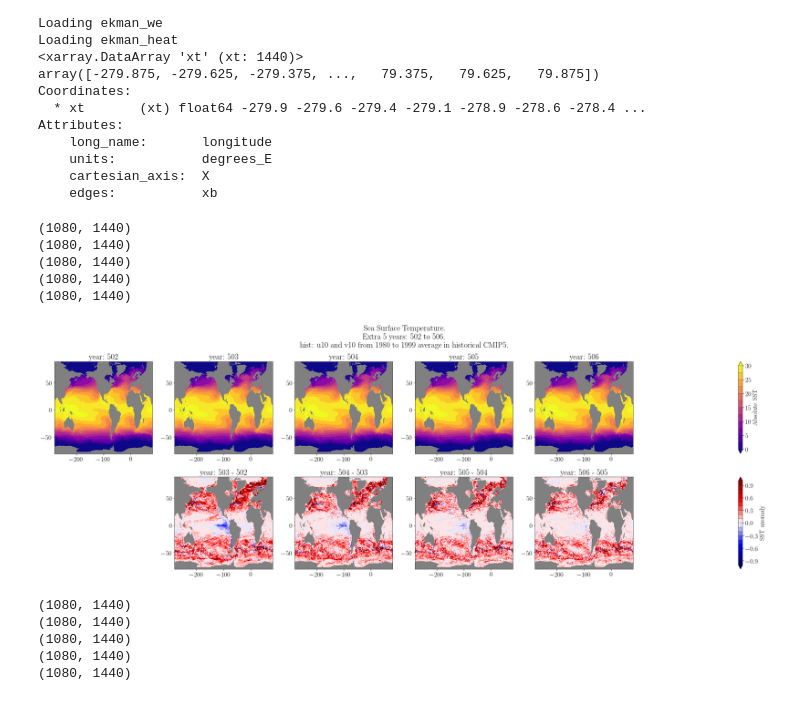
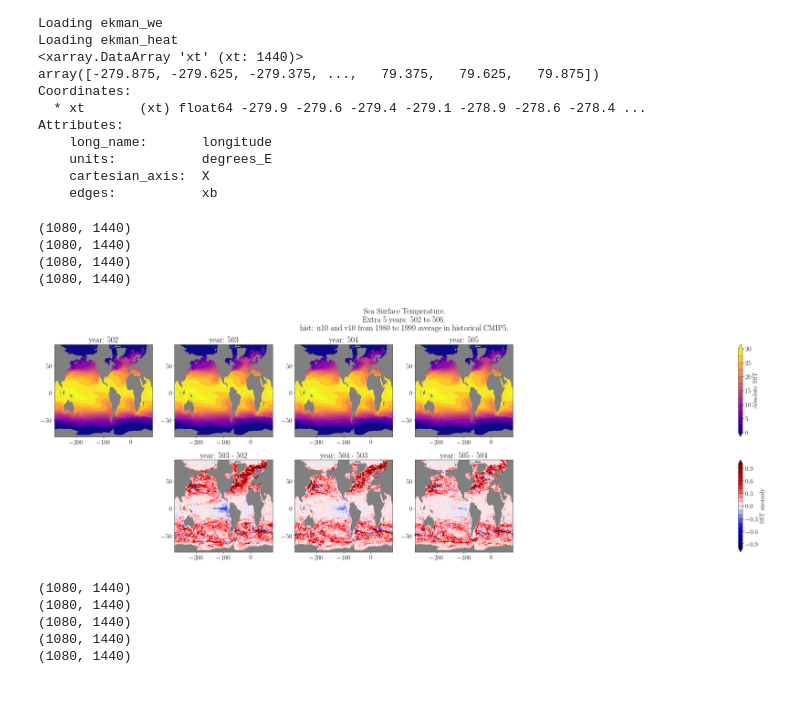
Before and after one commit to ERDuran/CMIP5, a Jupyter notebook: p20_check_first_5years.ipynb, the cells around one changed output. Cells and saved outputs as stored; diff of their text form; code cells hidden in the pictures.

```diff
--- a/p20_check_first_5years.ipynb
+++ b/p20_check_first_5years.ipynb
@@ -71,13 +78,16 @@ data_names = ['SST', 'nsh', 'tau_x', 'tau_y', 'tau_curl', 'ekman_we', 'ekman_hea
 x_names = ['xt', 'xt_ocean', 'xu_ocean', 'xu_ocean', 'xt_ocean', 'xt_ocean', 'xt_ocean']
 y_names = ['yt', 'yt_ocean', 'yu_ocean', 'yu_ocean', 'yu_ocean', 'yu_ocean', 'yu_ocean']
 
-data = {}
+data_hist_5069 = {}
+data_hist_8099 = {}
 x = {}
 y = {}
 for f,v,d,xx,yy in zip(file_names, var_names, data_names, x_names, y_names):
     print('Loading ' + d)
-    data[d] = xr.open_dataset(
+    data_hist_5069[d] = xr.open_dataset(
         local_path + f + '_' + d + '.nc', decode_times=False)[v]
+    data_hist_8099[d] = xr.open_dataset(
+        local_path2 + f + '_' + d + '.nc', decode_times=False)[v]
     x[d] = xr.open_dataset(
         local_path + f + '_' + d + '.nc', decode_times=False)[xx]
     y[d] = xr.open_dataset(
@@ -86,7 +96,7 @@ for f,v,d,xx,yy in zip(file_names, var_names, data_names, x_names, y_names):
 print(x['SST'])
 
 SST_ctrl = xr.open_dataset(
-    local_path2 + 'ice_month_ncra_SST.nc',
+    local_path3 + 'ice_month_ncra_SST.nc',
     decode_times=False)['SST'][0,:,:]
 # %% [output]
 Loading SST
@@ -121,53 +131,55 @@ plt.suptitle('Sea Surface Temperature.\n'
             + 'hist: u10 and v10 from 1980 to 1999 average in historical CMIP5.')
 
 
-for t in np.arange(5):
-    print(np.shape(data['SST'][0,:,:]))
+for t in np.arange(4):
+    print(np.shape(data_hist_5069['SST'][0,:,:]))
     cmap = plt.get_cmap('plasma')
     step = 2.5
     contf_lvls = np.arange(0,30+1e-08,step)
     ax = plt.subplot2grid((row, col), (0, t))
     ax.set_facecolor('grey')
-    contf = plt.contourf(x['SST'], y['SST'], data['SST'][t,:,:], contf_lvls, cmap=cmap, extend='both')
+    contf = plt.contourf(x['SST'], y['SST'], data_hist_5069['SST'][t,:,:],
+                         contf_lvls, cmap=cmap, extend='both')
     ax.set_title('year: 50' + str(t+2))
 
-    if t == 4:
+    if t == 3:
         ax = plt.subplot2grid((row, col), (0, 5))
         cbar = plt.colorbar(contf, orientation='vertical', drawedges=True)
         cbar.set_label(r'Absolute SST')
         plt.axis('off')
 
     if t > 0:
         cmap = plt.get_cmap('seismic')
         step = 0.1
         contf_lvls = np.arange(-1,1+1e-08,step)
         ax = plt.subplot2grid((row, col), (1, t))
         ax.set_facecolor('grey')
-        contf = plt.contourf(x['SST'], y['SST'], data['SST'][t,:,:]-data['SST'][t-1,:,:], contf_lvls, cmap=cmap, extend='both')
+        contf = plt.contourf(x['SST'], y['SST'],
+                             data_hist_5069['SST'][t,:,:]-data_hist_5069['SST'][t-1,:,:],
+                             contf_lvls, cmap=cmap, extend='both')
         ax.set_title('year: 50' + str(t+2) + ' - 50' + str(t+1))
 
-    if t == 4:
+    if t == 3:
         ax = plt.subplot2grid((row, col), (1, 5))
         cbar = plt.colorbar(contf, orientation='vertical', drawedges=True)
         cbar.set_label(r'SST anomaly')
         plt.axis('off')
 
 fig.tight_layout(rect=[0, 0, 1, 0.90])
 
-output_ls = os.listdir(figures_path)
-if not script_name:
-    script_name = 'test'
-elif script_name not in output_ls:
-    os.mkdir(figures_path + '/' + script_name)
-plt.savefig(figures_path + '/' + script_name + '/' + script_name[0:3] \
-            + '_fig1_' + '.png', bbox_inches='tight', dpi=200)
+# output_ls = os.listdir(figures_path)
+# if not script_name:
+#     script_name = 'test'
+# elif script_name not in output_ls:
+#     os.mkdir(figures_path + '/' + script_name)
+# plt.savefig(figures_path + '/' + script_name + '/' + script_name[0:3] \
+#             + '_fig1_' + '.png', bbox_inches='tight', dpi=200)
 # %% [output]
 (1080, 1440)
 (1080, 1440)
 (1080, 1440)
 (1080, 1440)
-(1080, 1440)
-[figure, old version]
+[figure, new version]
 # %%
 matplotlib.rcParams.update({'font.size': 18})
 row = 2
```
Also changed, not shown: parts of 1 cell of this notebook, 5 other files.
